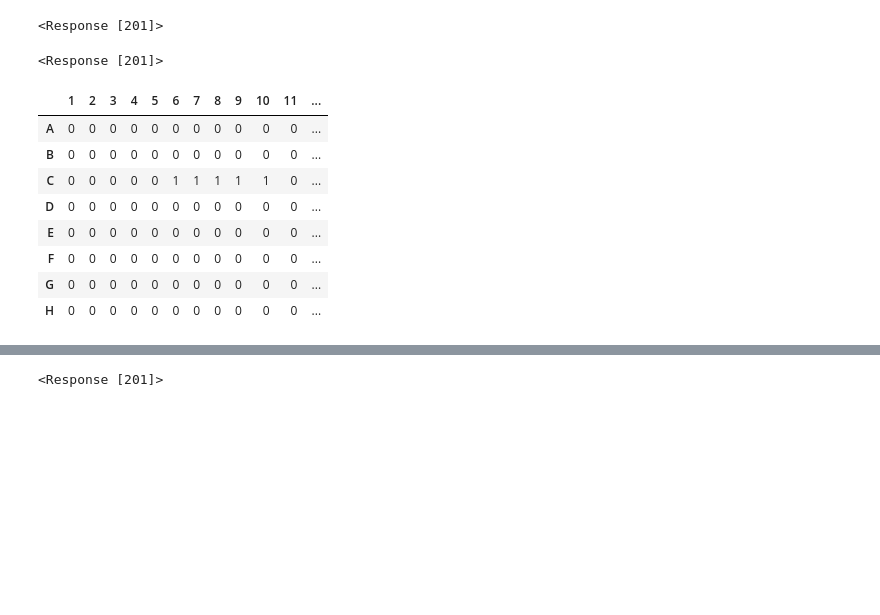
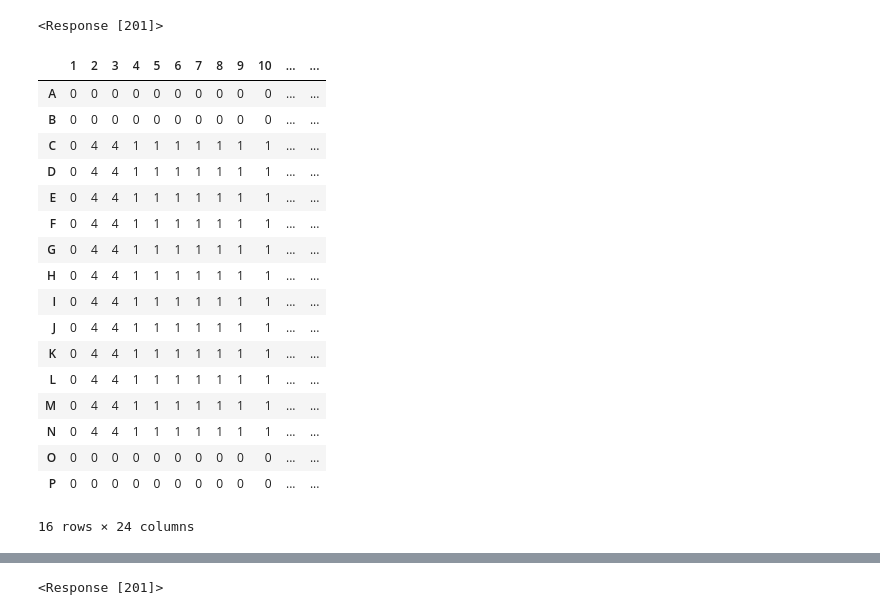
Before and after one commit to steiva/ot2-microtissue-manipulator, a Jupyter notebook: notebooks/calibration_test.ipynb, the cells around one changed output, grey strips where cells are left out. Cells and saved outputs as stored; diff of their text form; code cells hidden in the pictures; blank space fills up the shorter version.

```diff
--- a/notebooks/calibration_test.ipynb
+++ b/notebooks/calibration_test.ipynb
@@ -31,3 +32,14 @@ from typing import get_type_hints, get_origin, get_args, Tuple, List, Dict, Any,
 # from typeguard import typechecked
 # from typeguard import install_import_hook
 # install_import_hook('__main__')
+# %%
+cam_manager = camera.CameraManagerWindows()
+print("Connected cameras:")
+print(cam_manager.list_labels())
+
+# under_cam = camera.open_capture('underview_cam', cam_manager=cam_manager)
+over_cam = camera.open_capture('overview_cam', cam_manager=cam_manager)
+frame_ops = camera.frameOperations(*over_cam.shape[0:-1])
+
+calibration_profile = 'checkerboard'
+frame_ops.load_camera_intrinsics(config_profile=calibration_profile, use_new_cam_mtx=True)
@@ -181,8 +449,8 @@ Labware ID:
 <Response [201]>
 # %%
-WELL_PLATE = "corning_96_wellplate_360ul_flat"
+# WELL_PLATE = "corning_96_wellplate_360ul_flat"
 # WELL_PLATE = "corning_24_wellplate_3.4ml_flat"
-# WELL_PLATE = "corning_384_wellplate_112ul_flat"
+WELL_PLATE = "corning_384_wellplate_112ul_flat"
 openapi.load_labware(WELL_PLATE, 6, namespace='opentrons',verbose=True)
 # %% [output]
 Labware ID:
@@ -212,5 +476,5 @@ r = openapi.pick_up_tip(openapi.labware_dct['10'], "A10")
 # %%
-r = openapi.pick_up_tip(openapi.labware_dct['11'], "B7")
+r = openapi.pick_up_tip(openapi.labware_dct['11'], "B8")
 # %%
 openapi.drop_tip_in_place()
 # %% [output]
@@ -2998,28 +3439,33 @@ picking_config = PickingConfig.from_dict(picking_settings)
 openapi.aspirate_in_place(volume = 20, flow_rate = 50)
 # %% [output]
 <Response [201]>
-# %%
-openapi.aspirate(openapi.labware_dct['3'], "A1", well_location = 'bottom', volume = 20, flow_rate = 50)
-openapi.move_relative('z', 20)
-# %% [output]
-<Response [201]>
 # %%
-plate_type = 96
+plate_type = 384
 dest = Destination(plate_type)
 well_df = create_well_plan(plate_type)
-well_df.loc['C', 6:10] = 1
+well_df.loc['C':'N', 2:3] = 4
+well_df.loc['C':'N', 4:11] = 1
 well_plan = {f"{row}{col}": well_df.loc[row, col] for row in well_df.index for col in well_df.columns if well_df.loc[row, col] > 0}
 well_df
 # %% [output]
-|  | 1 | 2 | 3 | 4 | 5 | 6 | 7 | 8 | 9 | 10 | 11 | ... |
-| A | 0 | 0 | 0 | 0 | 0 | 0 | 0 | 0 | 0 | 0 | 0 | ... |
-| B | 0 | 0 | 0 | 0 | 0 | 0 | 0 | 0 | 0 | 0 | 0 | ... |
-| C | 0 | 0 | 0 | 0 | 0 | 1 | 1 | 1 | 1 | 1 | 0 | ... |
-| D | 0 | 0 | 0 | 0 | 0 | 0 | 0 | 0 | 0 | 0 | 0 | ... |
-| E | 0 | 0 | 0 | 0 | 0 | 0 | 0 | 0 | 0 | 0 | 0 | ... |
-| F | 0 | 0 | 0 | 0 | 0 | 0 | 0 | 0 | 0 | 0 | 0 | ... |
-| G | 0 | 0 | 0 | 0 | 0 | 0 | 0 | 0 | 0 | 0 | 0 | ... |
-| H | 0 | 0 | 0 | 0 | 0 | 0 | 0 | 0 | 0 | 0 | 0 | ... |
+|  | 1 | 2 | 3 | 4 | 5 | 6 | 7 | 8 | 9 | 10 | ... | ... |
+| A | 0 | 0 | 0 | 0 | 0 | 0 | 0 | 0 | 0 | 0 | ... | ... |
+| B | 0 | 0 | 0 | 0 | 0 | 0 | 0 | 0 | 0 | 0 | ... | ... |
+| C | 0 | 4 | 4 | 1 | 1 | 1 | 1 | 1 | 1 | 1 | ... | ... |
+| D | 0 | 4 | 4 | 1 | 1 | 1 | 1 | 1 | 1 | 1 | ... | ... |
+| E | 0 | 4 | 4 | 1 | 1 | 1 | 1 | 1 | 1 | 1 | ... | ... |
+| F | 0 | 4 | 4 | 1 | 1 | 1 | 1 | 1 | 1 | 1 | ... | ... |
+| G | 0 | 4 | 4 | 1 | 1 | 1 | 1 | 1 | 1 | 1 | ... | ... |
+| H | 0 | 4 | 4 | 1 | 1 | 1 | 1 | 1 | 1 | 1 | ... | ... |
+| I | 0 | 4 | 4 | 1 | 1 | 1 | 1 | 1 | 1 | 1 | ... | ... |
+| J | 0 | 4 | 4 | 1 | 1 | 1 | 1 | 1 | 1 | 1 | ... | ... |
+| K | 0 | 4 | 4 | 1 | 1 | 1 | 1 | 1 | 1 | 1 | ... | ... |
+| L | 0 | 4 | 4 | 1 | 1 | 1 | 1 | 1 | 1 | 1 | ... | ... |
+| M | 0 | 4 | 4 | 1 | 1 | 1 | 1 | 1 | 1 | 1 | ... | ... |
+| N | 0 | 4 | 4 | 1 | 1 | 1 | 1 | 1 | 1 | 1 | ... | ... |
+| O | 0 | 0 | 0 | 0 | 0 | 0 | 0 | 0 | 0 | 0 | ... | ... |
+| P | 0 | 0 | 0 | 0 | 0 | 0 | 0 | 0 | 0 | 0 | ... | ... |
+16 rows × 24 columns
 # %%
 routine = Routine(dest, well_plan, fill_strategy="vertical")
 # %%
```
Also changed, not shown: parts of 51 cells of this notebook, 7 other files.
